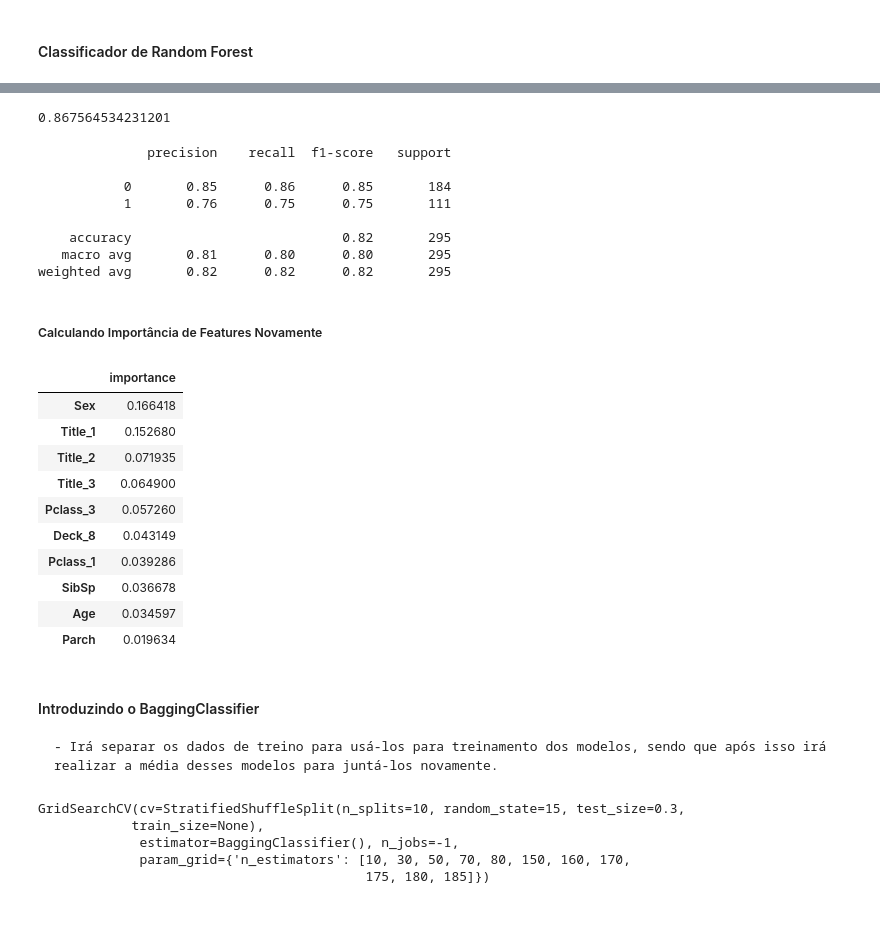
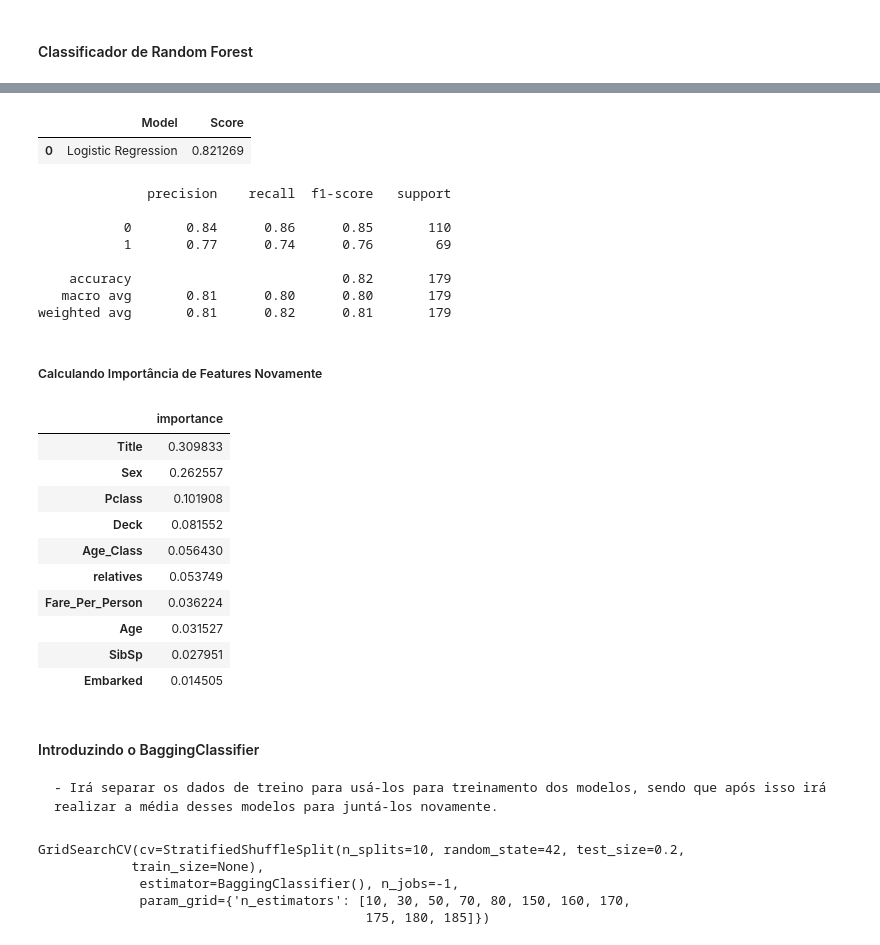
Before and after one commit to BrenoDPS/titanic, a Jupyter notebook: notebooks/titanic.ipynb, the cells around one changed output, grey strips where cells are left out. Drawn from its saved outputs; the diff is of its cells as text; code cells hidden in the pictures; blank space fills up the shorter version.

```diff
--- a/notebooks/titanic.ipynb
+++ b/notebooks/titanic.ipynb
@@ -912,7 +691,7 @@ cv = StratifiedShuffleSplit(n_splits=10, test_size=.30)
 ## for RandomizedSearchCV,
 grid = RandomizedSearchCV(KNeighborsClassifier(), param,cv=cv,verbose = False, n_jobs=-1, n_iter=40)
 ## Fitting the model.
-grid.fit(x,y)
+grid.fit(X_train_val, y_train_val)
 # %% [output]
 RandomizedSearchCV(cv=StratifiedShuffleSplit(n_splits=10, random_state=None, test_size=0.3,
             train_size=None),
@@ -948,7 +734,7 @@ param = {'max_depth':max_depth,
 grid = GridSearchCV(DecisionTreeClassifier(),
                                 param_grid = param,
                                  verbose=False,
-                                 cv=StratifiedKFold(n_splits=20, random_state=15, shuffle=True),
+                                 cv=StratifiedKFold(n_splits=20, random_state=42, shuffle=True),
                                 n_jobs = -1)
-grid.fit(x, y)
+grid.fit(X_train_val, y_train_val)
 # %% [output]
@@ -999,8 +792,7 @@ feature_importances.sort_values(by='importance', ascending=False).head(10)
 n_estimators = [140,145,150,155,160]
 max_depth = range(1,10)
 criterions = ['gini', 'entropy']
-cv = StratifiedShuffleSplit(n_splits=10, test_size=.30, random_state=15)
-
+cv = StratifiedShuffleSplit(n_splits=10, test_size=.30, random_state=42)
 
 parameters = {'n_estimators':n_estimators,
               'max_depth':max_depth,
@@ -1010,5 +802,5 @@ grid = GridSearchCV(estimator=RandomForestClassifier(max_features='sqrt'),
                                  param_grid=parameters,
                                  cv=cv,
                                  n_jobs = -1)
-grid.fit(x,y)
+grid.fit(X_train_val, y_train_val)
 # %% [output]
@@ -1029,41 +821,49 @@ RandomForestClassifier(criterion='entropy', max_depth=7, n_estimators=140)
-# %%
-rf_grid = grid.best_estimator_
-rf_grid.score(x,y)
-# %% [output]
-0.867564534231201
+# %%
+rf_grid_score = grid.best_score_
+rf_grid_params = grid.best_params_
+rf_grid_estimator = grid.best_estimator_
+## using the best found hyper paremeters to get the score.
+
+tab_score = pd.DataFrame({
+    'Model': ['Logistic Regression'],
+    'Score': grid.best_score_})
+tab_score.head(10)
+# %% [output]
+|  | Model | Score |
+| 0 | Logistic Regression | 0.821269 |
 # %%
 from sklearn.metrics import classification_report
 # Print classification report for y_test
-print(classification_report(y_val, y_pred, labels=rf_grid.classes_))
+print(classification_report(y_val, y_pred, labels=rf_grid_estimator.classes_))
 # %% [output]
               precision    recall  f1-score   support
 
-           0       0.85      0.86      0.85       184
-           1       0.76      0.75      0.75       111
+           0       0.84      0.86      0.85       110
+           1       0.77      0.74      0.76        69
 
-    accuracy                           0.82       295
-   macro avg       0.81      0.80      0.80       295
-weighted avg       0.82      0.82      0.82       295
+    accuracy                           0.82       179
+   macro avg       0.81      0.80      0.80       179
+weighted avg       0.81      0.82      0.81       179
 # %% [markdown]
 ##### Calculando Importância de Features Novamente
 # %%
 ## feature importance
-feature_importances = pd.DataFrame(rf_grid.feature_importances_,
+feature_importances = pd.DataFrame(rf_grid_estimator.feature_importances_,
                                    index = column_names,
                                     columns=['importance'])
 feature_importances.sort_values(by='importance', ascending=False).head(10)
 # %% [output]
 |  | importance |
-| Sex | 0.166418 |
-| Title_1 | 0.152680 |
-| Title_2 | 0.071935 |
-| Title_3 | 0.064900 |
-| Pclass_3 | 0.057260 |
-| Deck_8 | 0.043149 |
-| Pclass_1 | 0.039286 |
-| SibSp | 0.036678 |
-| Age | 0.034597 |
-| Parch | 0.019634 |
+| Title | 0.309833 |
+| Sex | 0.262557 |
+| Pclass | 0.101908 |
+| Deck | 0.081552 |
+| Age_Class | 0.056430 |
+| relatives | 0.053749 |
+| Fare_Per_Person | 0.036224 |
+| Age | 0.031527 |
+| SibSp | 0.027951 |
+| Embarked | 0.014505 |
 # %% [markdown]
 #### Introduzindo o BaggingClassifier
 
@@ -1073,7 +873,7 @@ from sklearn.ensemble import BaggingClassifier
 
 n_estimators = [10,30,50,70,80,150,160, 170,175,180,185]
 
-cv = StratifiedShuffleSplit(n_splits=10, test_size=.30, random_state=15)
+cv = StratifiedShuffleSplit(n_splits=10, test_size=.20, random_state=42)
 
 parameters = {'n_estimators':n_estimators, }
 
@@ -1082,9 +882,9 @@ grid = GridSearchCV(BaggingClassifier(estimator = None, ## If None, then the bas
                                  param_grid=parameters,
                                  cv=cv,
                                  n_jobs = -1)
-grid.fit(x,y)
+grid.fit(X_train_val, y_train_val)
 # %% [output]
-GridSearchCV(cv=StratifiedShuffleSplit(n_splits=10, random_state=15, test_size=0.3,
+GridSearchCV(cv=StratifiedShuffleSplit(n_splits=10, random_state=42, test_size=0.2,
             train_size=None),
              estimator=BaggingClassifier(), n_jobs=-1,
              param_grid={'n_estimators': [10, 30, 50, 70, 80, 150, 160, 170,
```
Also changed, not shown: parts of 189 cells of this notebook, 2 other files.
